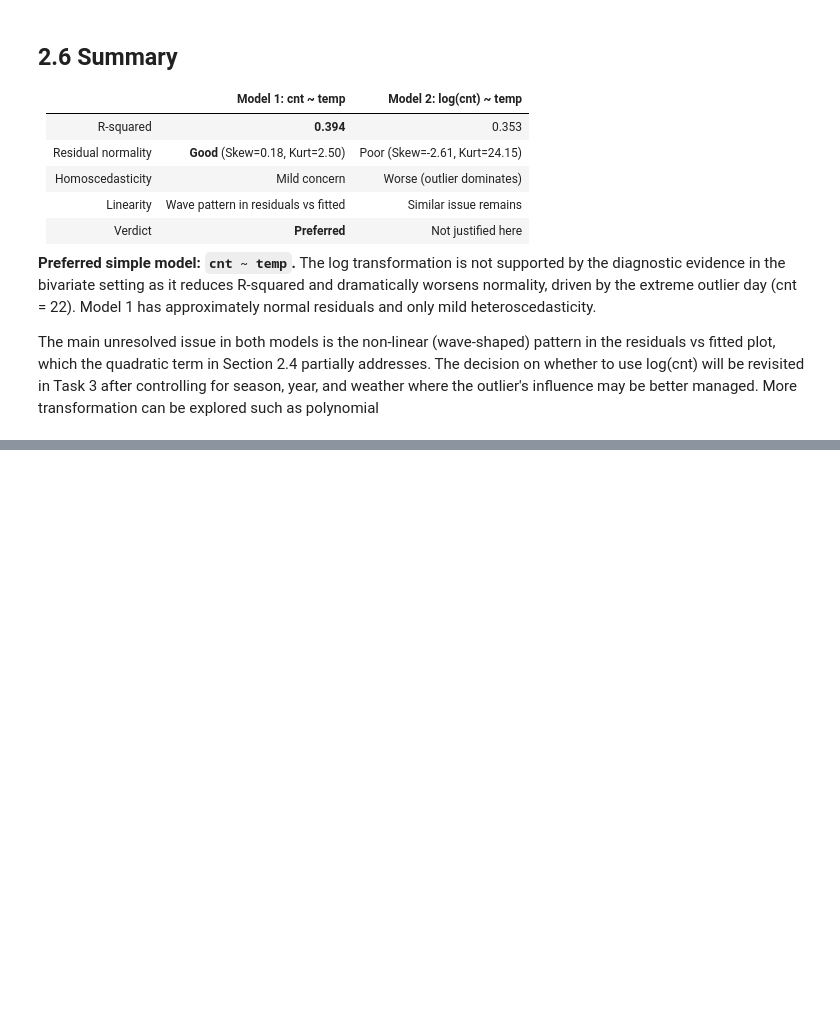
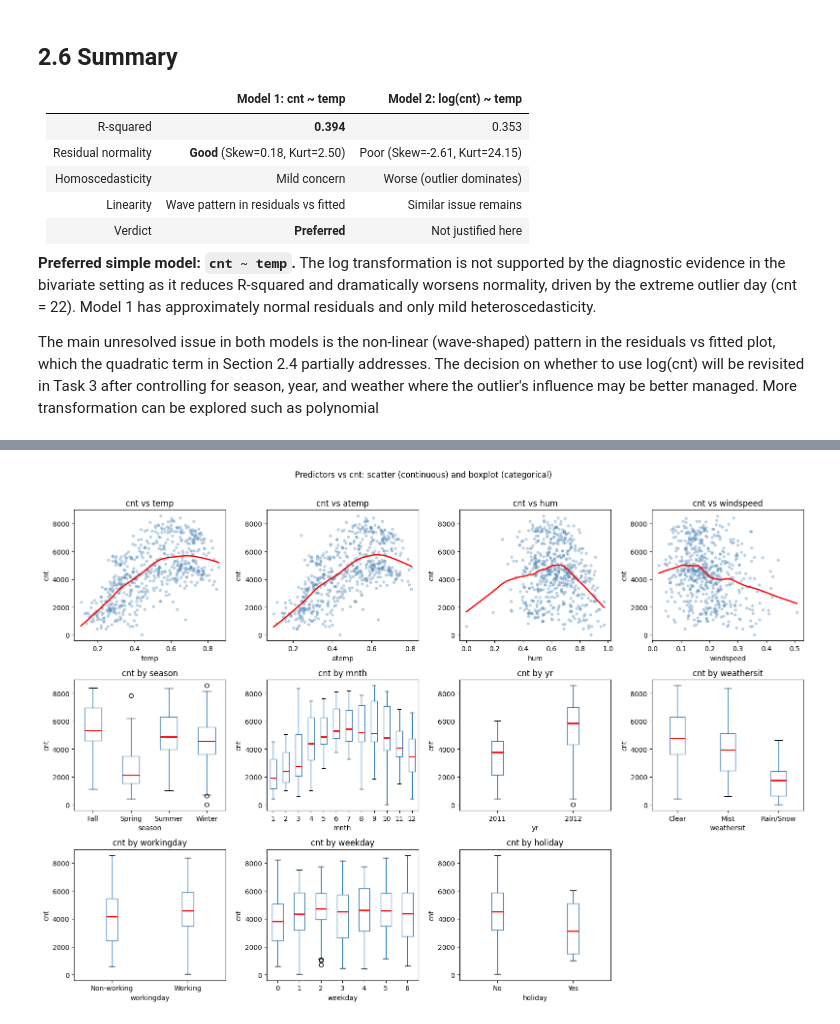
Before and after one commit to thegiapham/qbus2810, a Jupyter notebook: qbus2810_assignment.ipynb, the cells around one changed output, grey strips where cells are left out. Cells and saved outputs as stored; diff of their text form; code cells hidden in the pictures; blank space fills up the shorter version.

```diff
--- a/qbus2810_assignment.ipynb
+++ b/qbus2810_assignment.ipynb
@@ -690,0 +964,48 @@ year, and weather where the outlier's influence may be better managed. More tran
+# %%
+fig, axes = plt.subplots(3, 4, figsize=(16, 11))
+axes = axes.flatten()
+
+# Continuous predictors: scatter + LOWESS
+continuous = ['temp', 'atemp', 'hum', 'windspeed']
+for i, var in enumerate(continuous):
+    axes[i].scatter(train[var], train['cnt'], alpha=0.3, s=12, color='steelblue')
+    lw = sm.nonparametric.lowess(train['cnt'], train[var], frac=0.4)
+    axes[i].plot(lw[:, 0], lw[:, 1], 'red', linewidth=2)
+    axes[i].set_xlabel(var)
+    axes[i].set_ylabel('cnt')
+    axes[i].set_title(f'cnt vs {var}')
+
+# Categorical / discrete predictors: boxplots
+categorical = [
+    ('season',     {1:'Spring',2:'Summer',3:'Fall',4:'Winter'}),
+    ('mnth',       None),
+    ('yr',         {0:'2011', 1:'2012'}),
+    ('weathersit', {1:'Clear',2:'Mist',3:'Rain/Snow'}),
+    ('workingday', {0:'Non-working',1:'Working'}),
+    ('weekday',    None),
+    ('holiday',    {0:'No',1:'Yes'}),
+]
+
+for j, (var, label_map) in enumerate(categorical):
+    ax = axes[j + len(continuous)]
+    plot_data = train.copy()
+    if label_map:
+        plot_data[var] = plot_data[var].map(label_map)
+    plot_data.boxplot(column='cnt', by=var, ax=ax, grid=False,
+                      boxprops=dict(color='steelblue'),
+                      medianprops=dict(color='red', linewidth=2))
+    ax.set_title(f'cnt by {var}')
+    ax.set_xlabel(var)
+    ax.set_ylabel('cnt')
+    plt.sca(ax)
+    plt.title(f'cnt by {var}')
+
+# Hide unused subplot
+axes[-1].set_visible(False)
+
+plt.suptitle('Predictors vs cnt: scatter (continuous) and boxplot (categorical)', y=1.01)
+plt.tight_layout()
+plt.savefig('task4/fig_task4_eda.pdf', dpi=150, bbox_inches='tight')
+plt.show()
+# %% [output]
+[figure, added]
```
Also changed, not shown: parts of 64 cells of this notebook, 25 other files.
